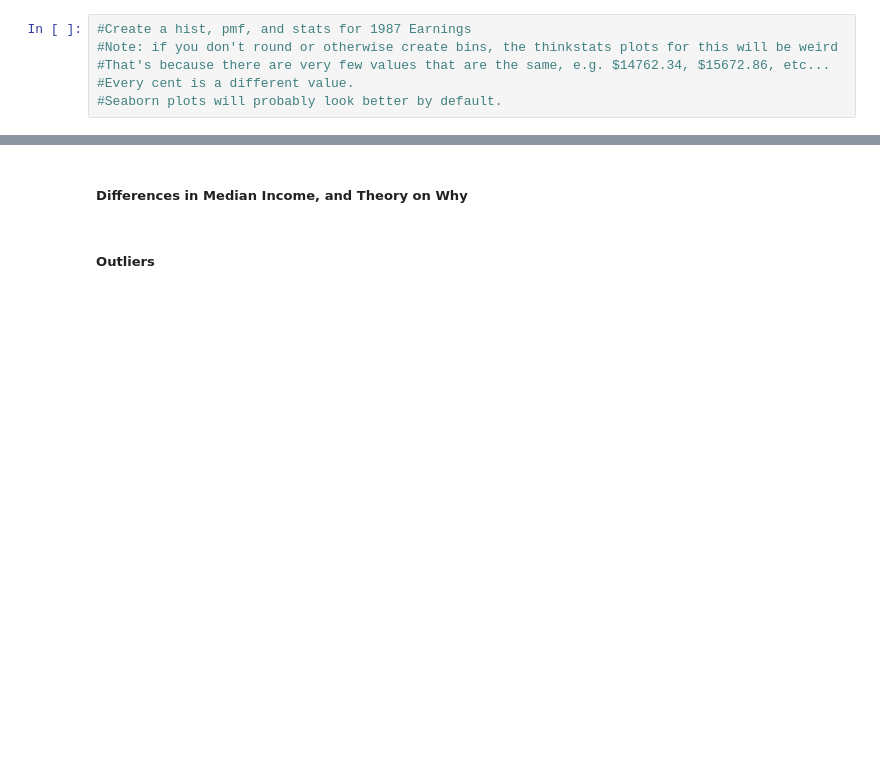
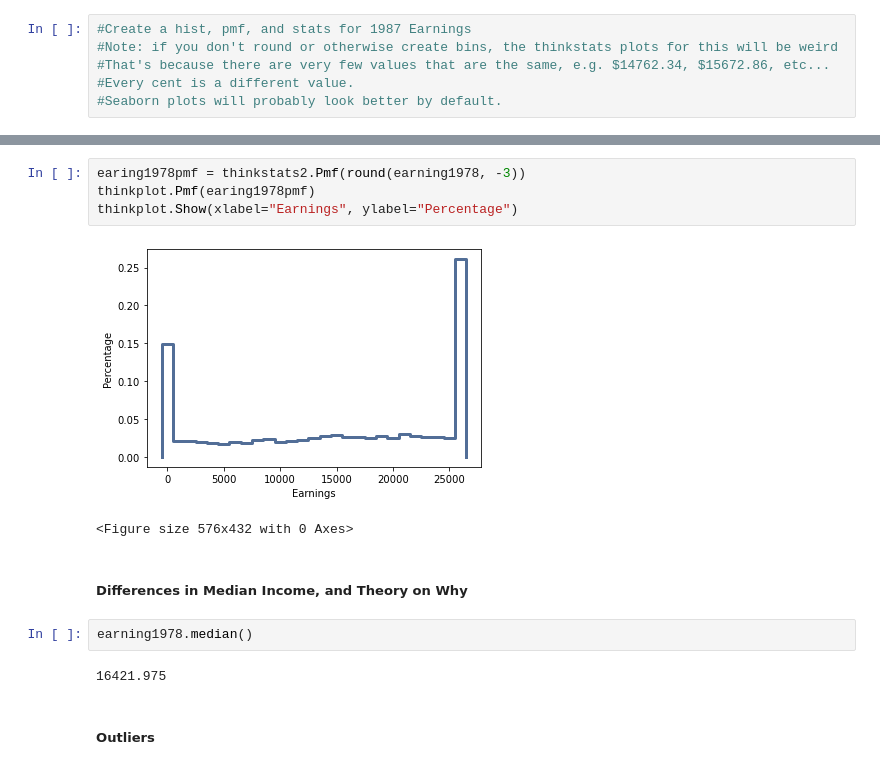
Before and after one commit to sijiahao-hub/BSIP_Assignment_1_Students, a Jupyter notebook: stats_asn_1_stud_temp.ipynb, the cells around one changed output, grey strips where cells are left out. Saved outputs shown, nothing was run; the diff lists cells and outputs as text; blank space fills up the shorter version.

```diff
--- a/stats_asn_1_stud_temp.ipynb
+++ b/stats_asn_1_stud_temp.ipynb
@@ -293,4 +329,15 @@ As a conclusion, there seems to be a large jump in the number of people earning
+# %%
+earing1978pmf = thinkstats2.Pmf(round(earning1978, -3))
+thinkplot.Pmf(earing1978pmf)
+thinkplot.Show(xlabel="Earnings", ylabel="Percentage")
+# %% [output]
+[figure, added]
+<Figure size 576x432 with 0 Axes>
 # %% [markdown]
 ##### Differences in Median Income, and Theory on Why
+# %%
+earning1978.median()
+# %% [output]
+16421.975
 # %% [markdown]
 ##### Outliers
```
Also changed, not shown: parts of 10 cells of this notebook.
